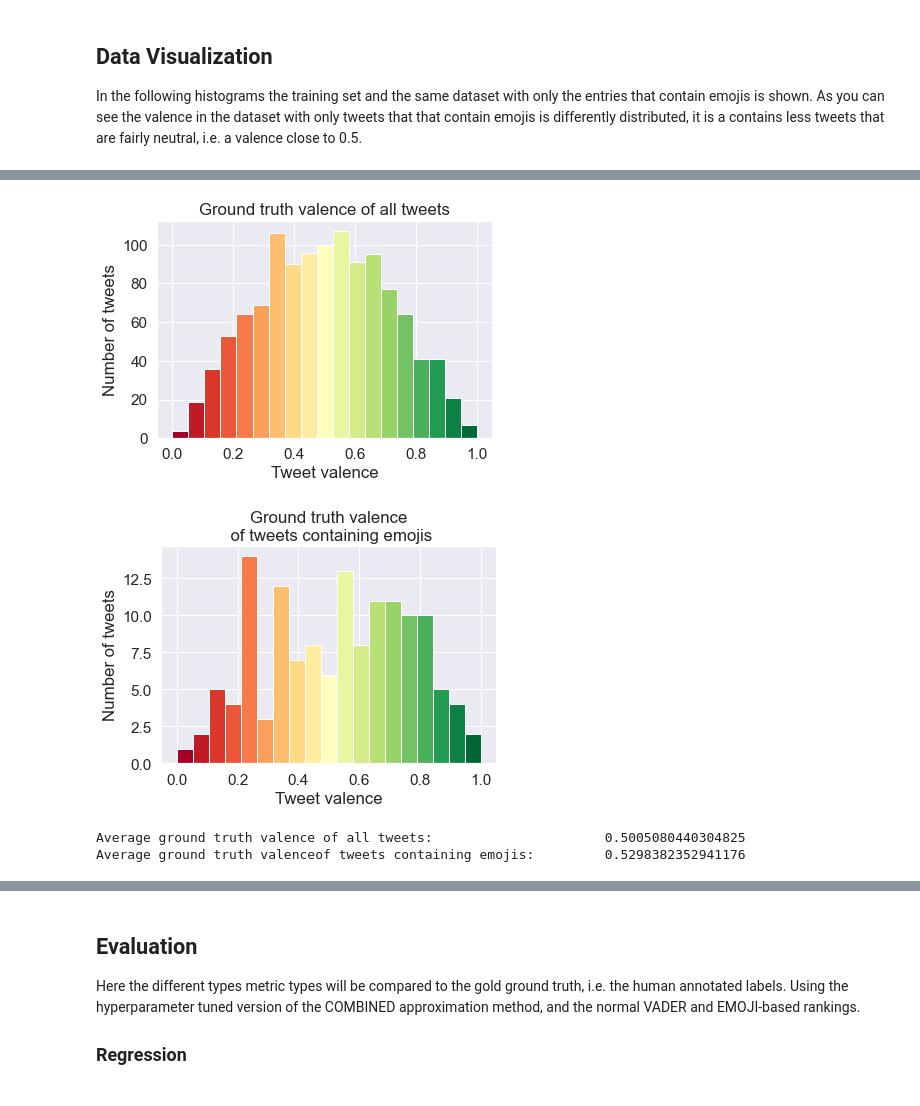
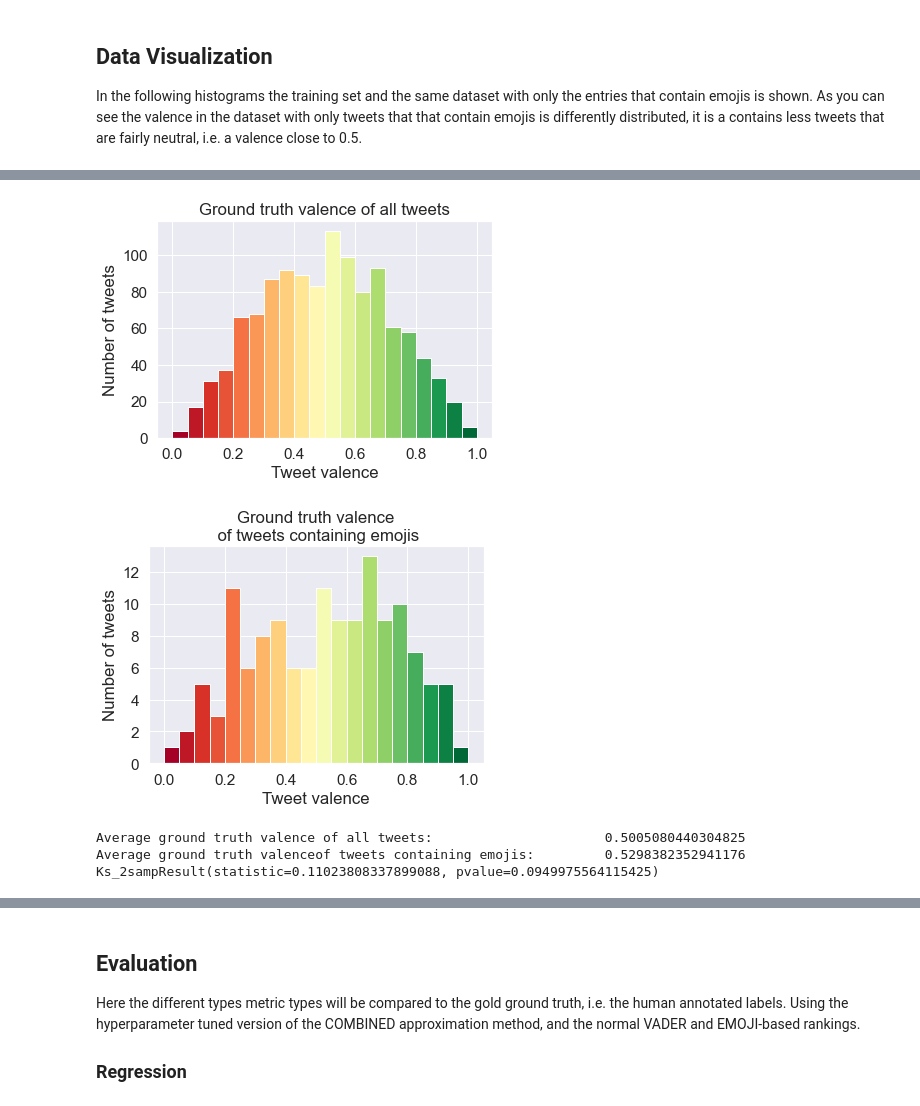
Before and after one commit to iskaj/EmojiSet, a Jupyter notebook: EmojiSet.ipynb, the cells around one changed output, grey strips where cells are left out. Saved outputs shown, nothing was run; the diff lists cells and outputs as text; code cells hidden in the pictures.

```diff
--- a/EmojiSet.ipynb
+++ b/EmojiSet.ipynb
@@ -372,7 +373,7 @@ step_size = 0.05
 weights = np.arange(0.0, 1.0+step_size, step_size)
 print("Weights Used For Tuning: ", weights)
 for weight in weights:
-    df_dev["COMBINED w=" + str(weight)[0:4] + " Score"] = df_dev["Tweet"].apply(lambda x: tweetValence(x, "COMBINED", weight))
+    df_dev["COMBINED w=" + str(weight)[0:4] + " valence"] = df_dev["Tweet"].apply(lambda x: tweetValence(x, "COMBINED", weight))
 df_dev
 # %% [output]
 Weights Used For Tuning:  [0.   0.05 0.1  0.15 0.2  0.25 0.3  0.35 0.4  0.45 0.5  0.55 0.6  0.65
@@ -391,7 +392,7 @@ Weights Used For Tuning:  [0.   0.05 0.1  0.15 0.2  0.25 0.3  0.35 0.4  0.45 0.5
 | 440 | 2018-En-03186 | @Popstufs3 Coffee is good and vie... | valence | 0.732 | 0.94785 | 0.941582 | ... |
 127 rows × 25 columns
 # %%
-weighted_scores = ["COMBINED w=" + str(weight)[0:4] + " Score" for weight in weights]
+weighted_scores = ["COMBINED w=" + str(weight)[0:4] + " valence" for weight in weights]
 weighted_correlations = [df_dev["Ground Truth"].corr(df_dev[score], method="pearson") for score in weighted_scores]
 # print(weighted_scores)
 # print(weighted_correlations)
@@ -399,7 +400,7 @@ weighted_correlations = [df_dev["Ground Truth"].corr(df_dev[score], method="pear
 sn.set(font_scale=1.4) # for label size
 plt.ylabel('Pearson Correlation Coefficient')
 plt.xlabel('EMOJI weight')
-plt.title('PCC for different EMOJI weight for\n the COMBINED approximation method')
+plt.title('PCC for different EMOJI weights of\n the COMBINED approximation method')
 
 index_best = np.argmax(weighted_correlations)
 best_emoji_weight = weights[np.argmax(weighted_correlations)]
@@ -420,7 +421,7 @@ In the following histograms the training set and the same dataset with only the
 # %%
 metrics = ["EMOJI" ,"VADER", "COMBINED"]
 for metric in metrics:
-    df_test[metric + " Score"] = df_test["Tweet"].apply(lambda x: tweetValence(x, metric, best_emoji_weight))
+    df_test[metric + " valence"] = df_test["Tweet"].apply(lambda x: tweetValence(x, metric, best_emoji_weight))
     df_test[metric + " Class"] = df_test["Tweet"].apply(lambda x: bin_score(tweetValence(x, metric, best_emoji_weight)))
 
 df_test
@@ -440,28 +441,31 @@ df_test
 136 rows × 11 columns
 # %%
-def plot_hist(dataframe, title, column="Ground Truth", bins=19):
+def plot_hist(dataframe, title, column="Ground Truth", bins=20):
     cm = plt.cm.get_cmap('RdYlGn')
     n, bins, patches = plt.hist(dataframe[column], bins, range=(0, 1))
     bin_centers = 0.5 * (bins[:-1] + bins[1:])
     col = bin_centers - min(bin_centers)
     col /= max(col)
     for c, p in zip(col, patches):
         plt.setp(p, 'facecolor', cm(c))
 
 
     plt.ylabel('Number of tweets')
     plt.xlabel('Tweet valence')
     plt.title(title)
     plt.show()
 
 plot_hist(dataframe=df_test_inc_non_emoji, title='Ground truth valence of all tweets', column="Ground Truth")
 plot_hist(dataframe=df_test, title='Ground truth valence\n of tweets containing emojis', column="Ground Truth")
 
+
 print("Average ground truth valence of all tweets: \t\t\t", df_test_inc_non_emoji["Ground Truth"].mean())
 print("Average ground truth valenceof tweets containing emojis: \t", df_test["Ground Truth"].mean())
+print(stats.ks_2samp(df_test_inc_non_emoji["Ground Truth"], df_test["Ground Truth"]))
 # %% [output]
-[figure, old version]
+[figure, new version]
-[figure, old version]
+[figure, new version]
 Average ground truth valence of all tweets:                      0.5005080440304825
 Average ground truth valenceof tweets containing emojis:         0.5298382352941176
+Ks_2sampResult(statistic=0.11023808337899088, pvalue=0.0949975564115425)
 # %%
```
Also changed, not shown: parts of 10 cells of this notebook.
